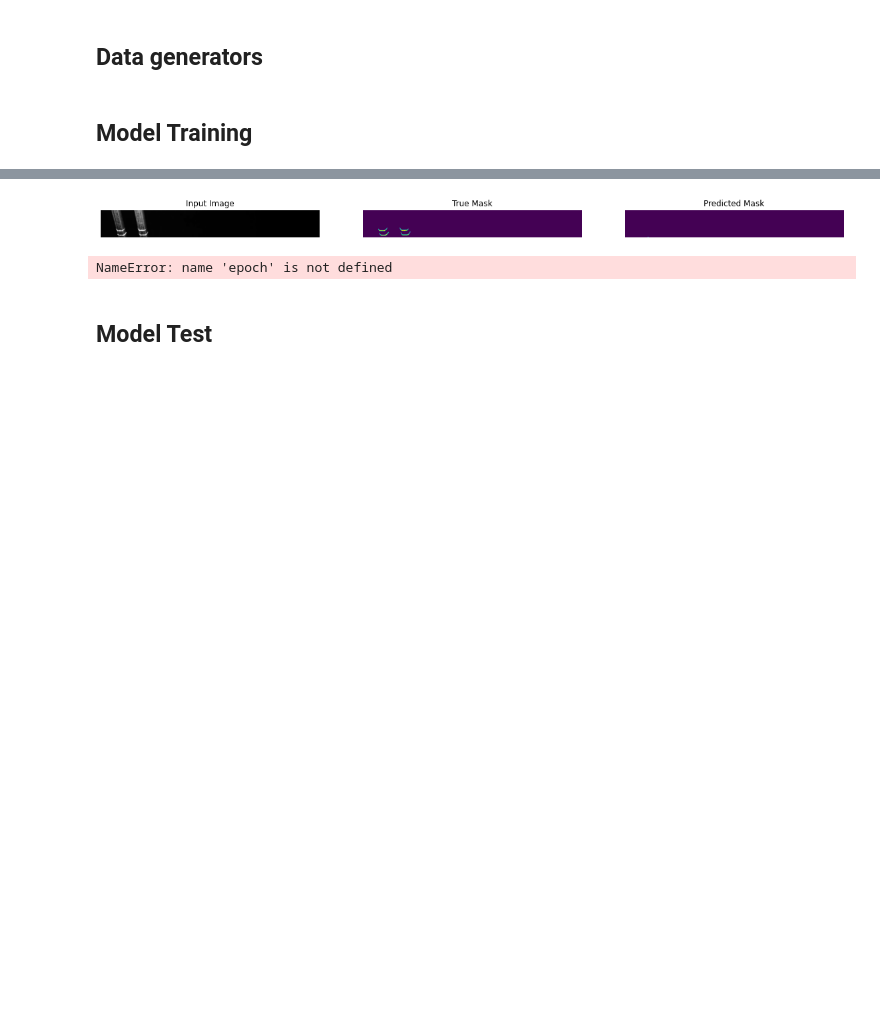
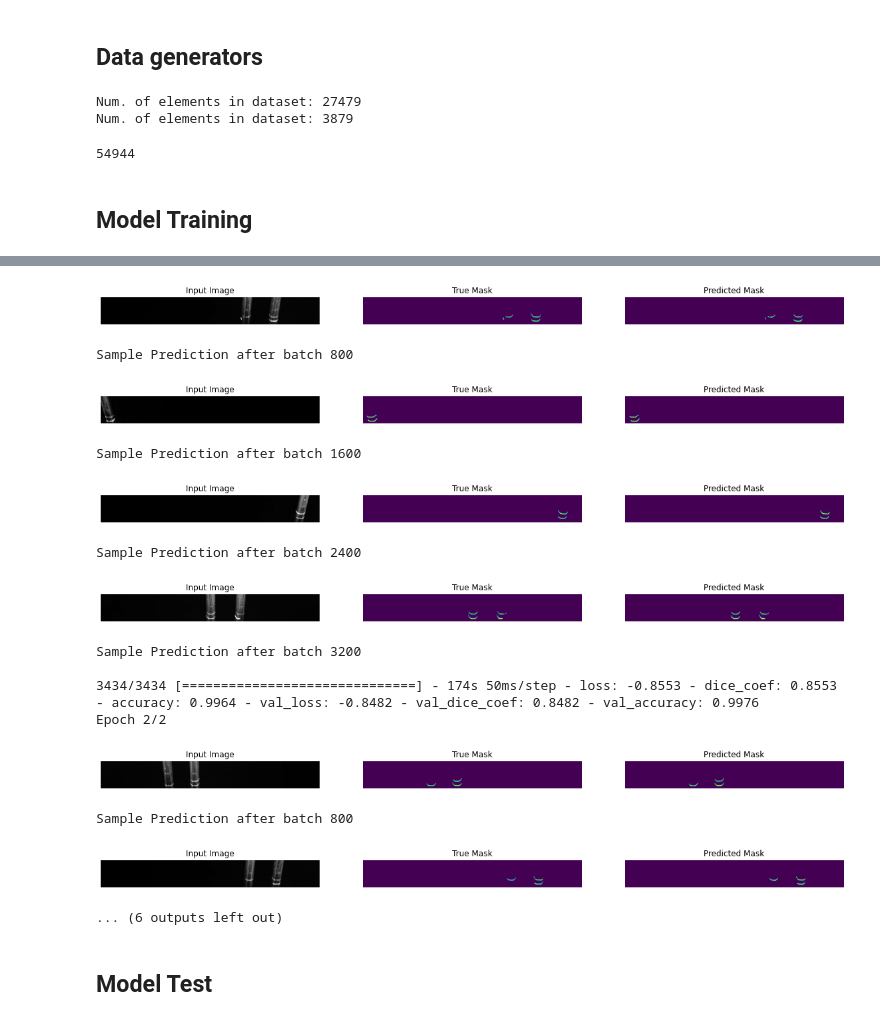
Before and after one commit to Storks/laser_trace, a Jupyter notebook: notebooks/train model.ipynb, the cells around one changed output, grey strips where cells are left out. Cells and saved outputs as stored; diff of their text form; code cells hidden in the pictures; blank space fills up the shorter version.

```diff
--- a/notebooks/train model.ipynb
+++ b/notebooks/train model.ipynb
@@ -112,18 +116,27 @@ keras.utils.plot_model(model, show_shapes=True)
+# %%
+def dice_coef(y_true, y_pred):
+    y_true_f = tf.keras.backend.flatten(y_true)
+    y_pred_f = tf.keras.backend.flatten(y_pred)
+    intersection = tf.keras.backend.sum(y_true_f * y_pred_f)
+    return (2. * intersection + 1) / (tf.keras.backend.sum(y_true_f) + tf.keras.backend.sum(y_pred_f) + 1)
+
+def dice_coef_loss(y_true, y_pred):
+    return -dice_coef(y_true, y_pred)
 # %% [markdown]
 ## Model compile
 # %%
 # define optomizer
 optim = keras.optimizers.Adam(0.001)
 bce   = keras.losses.BinaryCrossentropy()
-metrics = ["accuracy"]
+metrics = [dice_coef, "accuracy"]
 
 # compile keras model with defined optimozer, loss and metrics
-model.compile(optim, bce, metrics)
+model.compile(optimizer=optim, loss=dice_coef_loss, metrics=metrics)
 # %% [markdown]
 ## Callbacks
 # %%
 class DisplayCallback(tf.keras.callbacks.Callback):
-    def __init__(self, dataset, batch_interval=220):
+    def __init__(self, dataset, batch_interval=800):
         self.dataset = dataset
         self.batch_interval = batch_interval
 
@@ -157,8 +170,17 @@ class DisplayCallback(tf.keras.callbacks.Callback):
 # %% [markdown]
 ## Data generators
 # %%
-train_datagen = img_mask_generator(train_dir, batch_size=64)
-val_datagen = img_mask_generator(val_dir, batch_size=64)
+epochs = 2
+batch_size = 8
+train_datagen = img_mask_generator(train_dir, batch_size=batch_size, epochs = epochs)
+val_datagen = img_mask_generator(val_dir, batch_size=batch_size, split = 'val', epochs = epochs)
+# %% [output]
+Num. of elements in dataset: 27479
+Num. of elements in dataset: 3879
+# %%
+len(train_datagen)*8
+# %% [output]
+54944
 # %% [markdown]
 ## Model Training
 # %%
@@ -167,13 +189,13 @@ mlflow.tensorflow.autolog()
 mlflow.set_experiment(experiment_name=Repository('.').head.shorthand)
 
 with mlflow.start_run():
-    epochs = 1
+
     model.fit(
         train_datagen,
-        steps_per_epoch=1717,
+        steps_per_epoch=len(train_datagen)//epochs,
         epochs=epochs,
         validation_data=val_datagen,
-        validation_steps=200,
+        validation_steps=len(val_datagen)//epochs,
         callbacks=[DisplayCallback(train_datagen)]
     )
 
@@ -200,5 +222,18 @@ with mlflow.start_run():
-[figure, old version]
+[figure, new version]
-NameError: name 'epoch' is not defined
+Sample Prediction after batch 800
+[figure, added]
+Sample Prediction after batch 1600
+[figure, added]
+Sample Prediction after batch 2400
+[figure, added]
+Sample Prediction after batch 3200
+
+3434/3434 [==============================] - 174s 50ms/step - loss: -0.8553 - dice_coef: 0.8553 - accuracy: 0.9964 - val_loss: -0.8482 - val_dice_coef: 0.8482 - val_accuracy: 0.9976
+Epoch 2/2
+[figure, added]
+Sample Prediction after batch 800
+[figure, added]
+... (6 outputs left out)
 # %% [markdown]
 ## Model Test
 # %%
```
Also changed, not shown: parts of 4 cells of this notebook, 4 other files.
